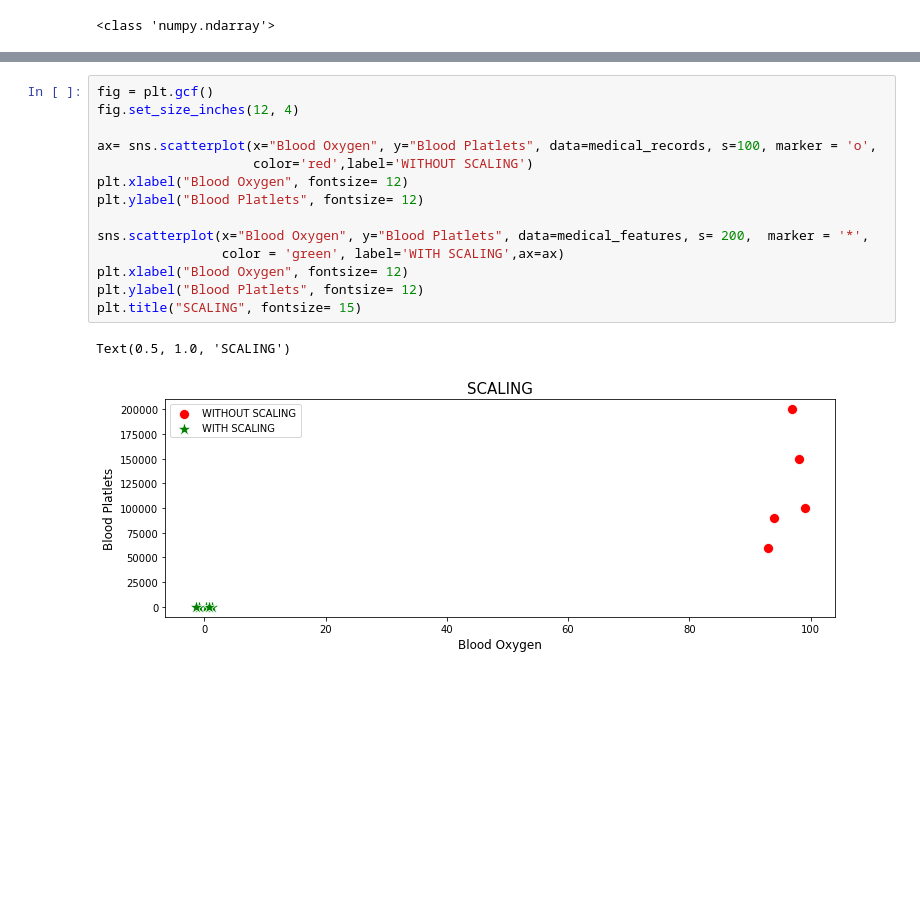
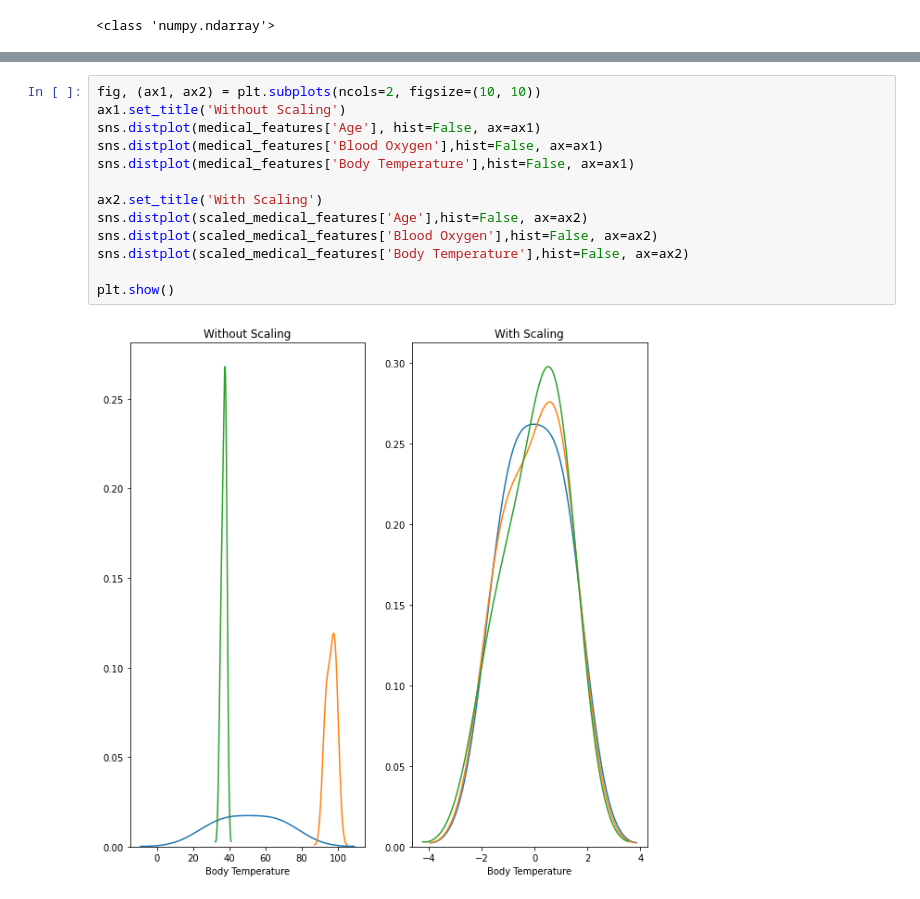
Before and after one commit to RajeshRamachander/scalar, a Jupyter notebook: Scalar.ipynb, the cells around one changed output, grey strips where cells are left out. Saved outputs shown, nothing was run; the diff lists cells and outputs as text; blank space fills up the shorter version.

Commit message:
Update Scalar.ipynb
Distribution plot

```diff
--- a/Scalar.ipynb
+++ b/Scalar.ipynb
@@ -57,18 +56,16 @@ medical_features
-# %%
-fig = plt.gcf()
-fig.set_size_inches(12, 4)
-
-ax= sns.scatterplot(x="Blood Oxygen", y="Blood Platlets", data=medical_records, s=100, marker = 'o',
-                    color='red',label='WITHOUT SCALING')
-plt.xlabel("Blood Oxygen", fontsize= 12)
-plt.ylabel("Blood Platlets", fontsize= 12)
-
-sns.scatterplot(x="Blood Oxygen", y="Blood Platlets", data=medical_features, s= 200,  marker = '*',
-                color = 'green', label='WITH SCALING',ax=ax)
-plt.xlabel("Blood Oxygen", fontsize= 12)
-plt.ylabel("Blood Platlets", fontsize= 12)
-plt.title("SCALING", fontsize= 15)
-# %% [output]
-Text(0.5, 1.0, 'SCALING')
-[figure, removed]
+# %%
+fig, (ax1, ax2) = plt.subplots(ncols=2, figsize=(10, 10))
+ax1.set_title('Without Scaling')
+sns.distplot(medical_features['Age'], hist=False, ax=ax1)
+sns.distplot(medical_features['Blood Oxygen'],hist=False, ax=ax1)
+sns.distplot(medical_features['Body Temperature'],hist=False, ax=ax1)
+
+ax2.set_title('With Scaling')
+sns.distplot(scaled_medical_features['Age'],hist=False, ax=ax2)
+sns.distplot(scaled_medical_features['Blood Oxygen'],hist=False, ax=ax2)
+sns.distplot(scaled_medical_features['Body Temperature'],hist=False, ax=ax2)
+
+plt.show()
+# %% [output]
+[figure, added]
 # %%
```
Also changed, not shown: parts of 7 cells of this notebook.
